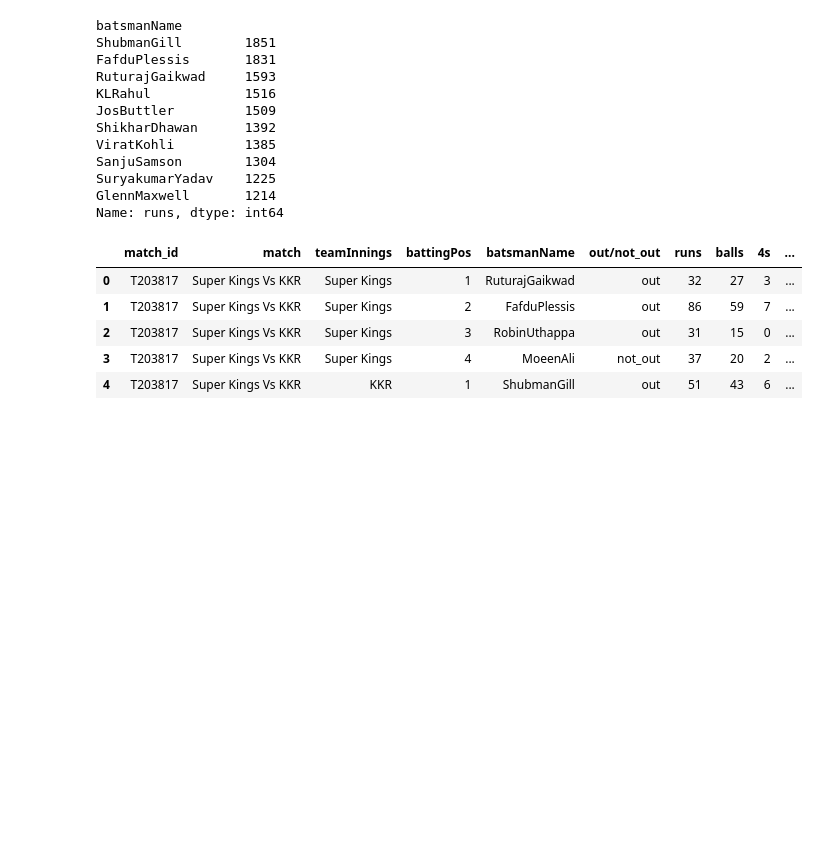
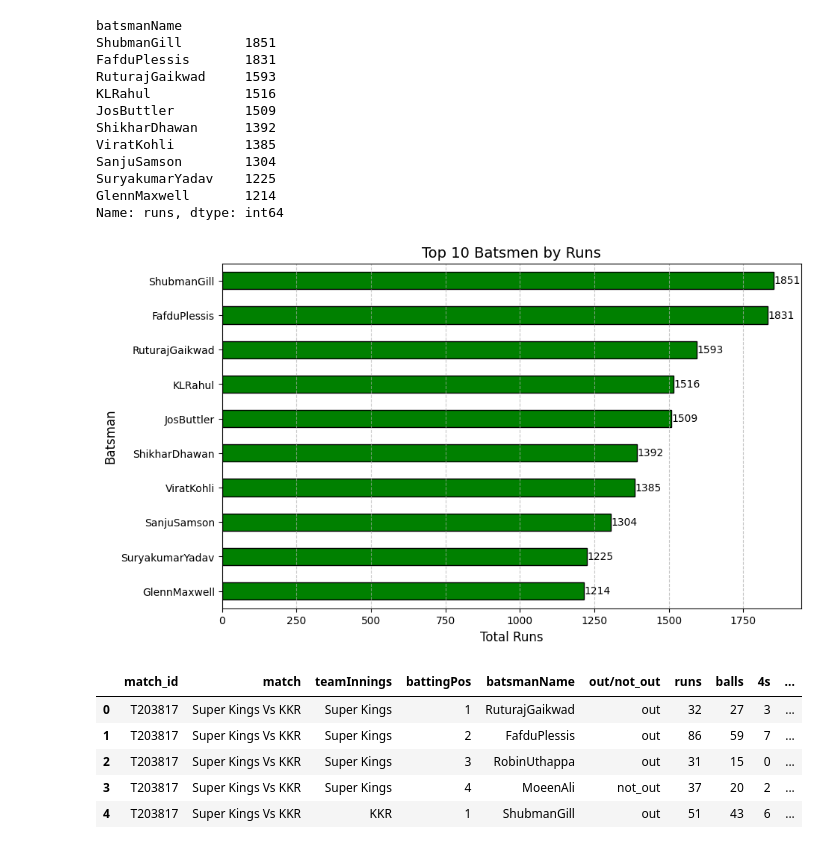
Before and after one commit to Vasista03/Coursework, a Jupyter notebook: cricket_vas.ipynb, the cells around one changed output. Cells and saved outputs as stored; diff of their text form; code cells hidden in the pictures; blank space fills up the shorter version.

```diff
--- a/cricket_vas.ipynb
+++ b/cricket_vas.ipynb
@@ -280,6 +303,30 @@ SanjuSamson        1304
 SuryakumarYadav    1225
 GlennMaxwell       1214
 Name: runs, dtype: int64
+# %%
+#1
+
+top10 = (bat_sum.groupby('batsmanName')['runs'].sum()
+         .sort_values(ascending=False)
+         .head(10))
+
+top10_sorted = top10.sort_values()
+
+plt.figure(figsize=(10,6))
+top10_sorted.plot(kind='barh', color='green', edgecolor='black')
+
+plt.title("Top 10 Batsmen by Runs", fontsize=14)
+plt.xlabel("Total Runs", fontsize=12)
+plt.ylabel("Batsman", fontsize=12)
+plt.grid(axis='x', linestyle='--', alpha=0.7)
+
+# Annotate values on bars
+for i, v in enumerate(top10_sorted.values):
+    plt.text(v+1, i, str(v), va='center')
+
+plt.show()
+# %% [output]
+[figure, added]
 # %%
 # Merge matchDate from matches into bat_sum
 bat_sum = bat_sum.merge(matches[['match_id', 'matchDate']], on='match_id', how='left')
```
Also changed, not shown: parts of 16 cells of this notebook, 1 other file.
